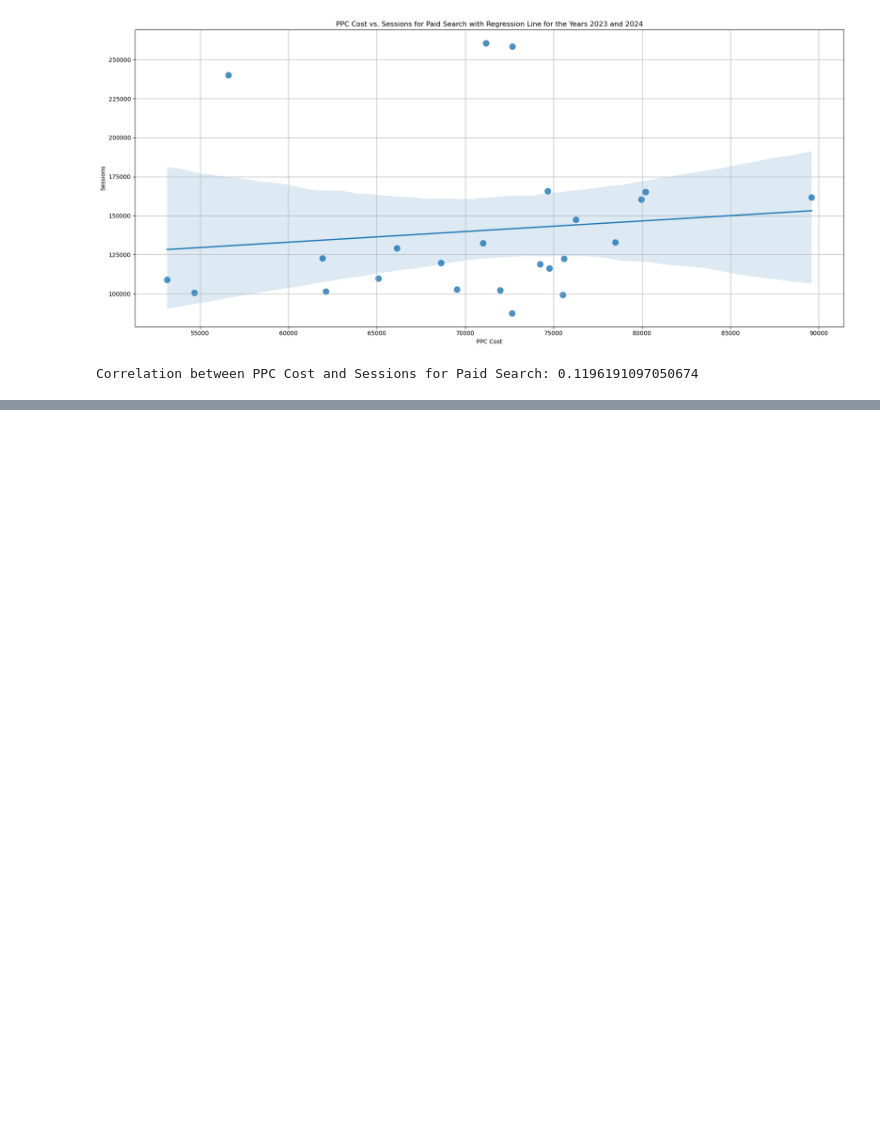
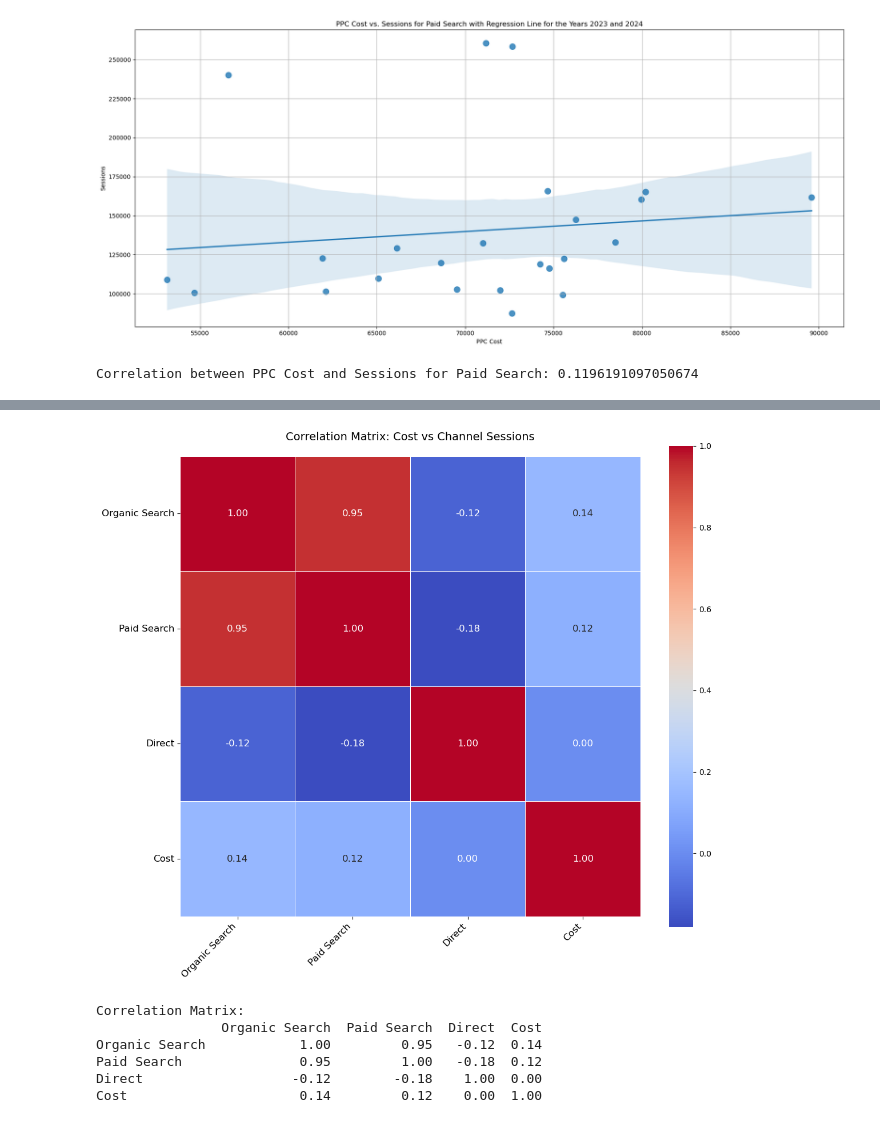
Before and after one commit to AdebolaShelby/ad-impact-analysis, a Jupyter notebook: ad-impact-correlation-analysis.ipynb, the cells around one changed output, grey strips where cells are left out. Saved outputs shown, nothing was run; the diff lists cells and outputs as text; code cells hidden in the pictures; blank space fills up the shorter version.

```diff
--- a/ad-impact-correlation-analysis.ipynb
+++ b/ad-impact-correlation-analysis.ipynb
@@ -973,0 +1024,45 @@ Pivoted DataFrame:
+# %%
+# First, create separate series for each channel's sessions
+channel_dfs = []
+for channel in ['Organic Search', 'Paid Search', 'Direct']:
+    channel_data = merged_2023_2024_df[merged_2023_2024_df['Channel'] == channel]['Sessions']
+    channel_dfs.append(pd.Series(channel_data.values, name=channel))
+
+# Create the DataFrame with all channels
+pivot_df = pd.concat(channel_dfs, axis=1)
+
+# Add the Cost column
+pivot_df['Cost'] = merged_2023_2024_df[merged_2023_2024_df['Channel'] == 'Paid Search']['Cost'].values
+
+# Calculate correlation matrix
+correlation_matrix = pivot_df.corr()
+
+# Create the heatmap
+plt.figure(figsize=(12, 10))
+sns.heatmap(correlation_matrix,
+            annot=True,
+            cmap='coolwarm',
+            fmt='.2f',
+            linewidths=0.5,
+            annot_kws={'size': 12},
+            square=True
+)
+
+# Adjust labels
+plt.xticks(rotation=45, ha='right', fontsize=12)
+plt.yticks(rotation=0, fontsize=12)
+plt.tight_layout(pad=2.0)
+plt.title('Correlation Matrix: Cost vs Channel Sessions', pad=20, size=14)
+plt.show()
+
+# Print the correlation matrix
+print("\nCorrelation Matrix:")
+print(correlation_matrix.round(2))
+# %% [output]
+[figure, added]
+Correlation Matrix:
+                Organic Search  Paid Search  Direct  Cost
+Organic Search            1.00         0.95   -0.12  0.14
+Paid Search               0.95         1.00   -0.18  0.12
+Direct                   -0.12        -0.18    1.00  0.00
+Cost                      0.14         0.12    0.00  1.00
```
Also changed, not shown: parts of 4 cells of this notebook, 1 other file.
